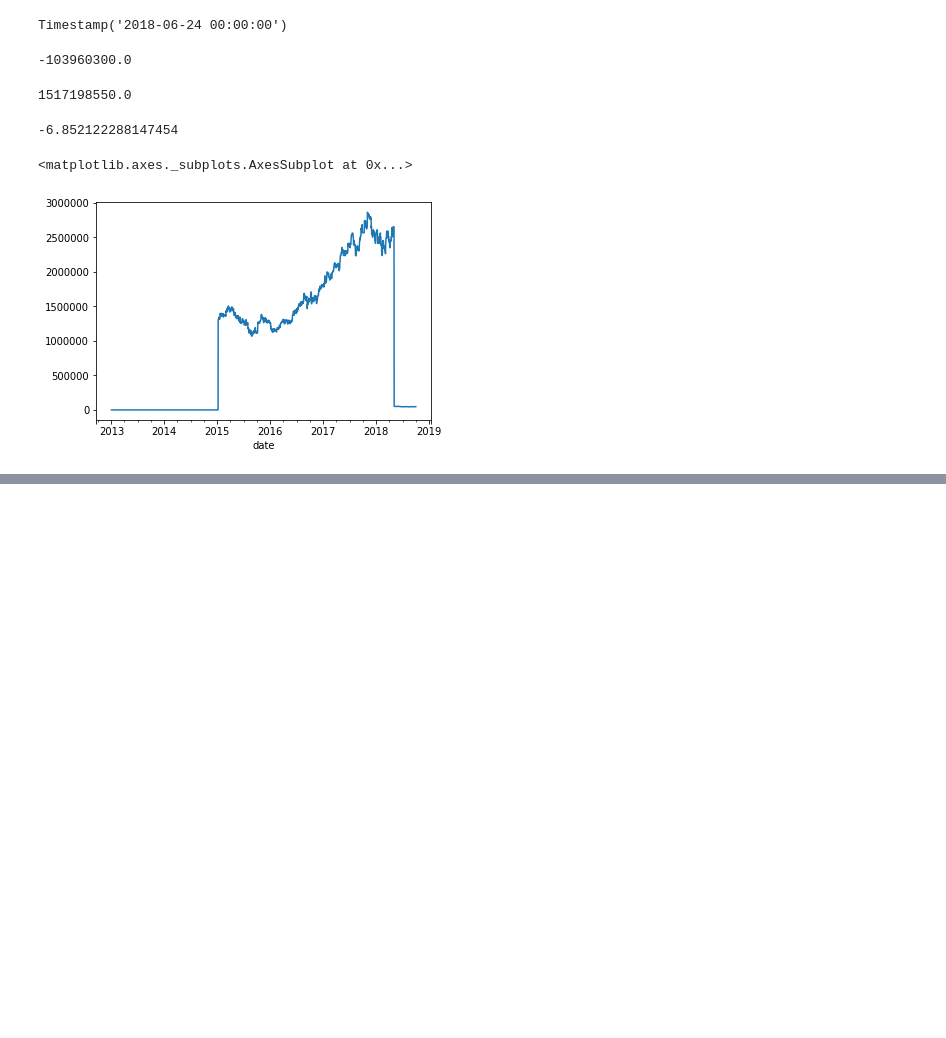
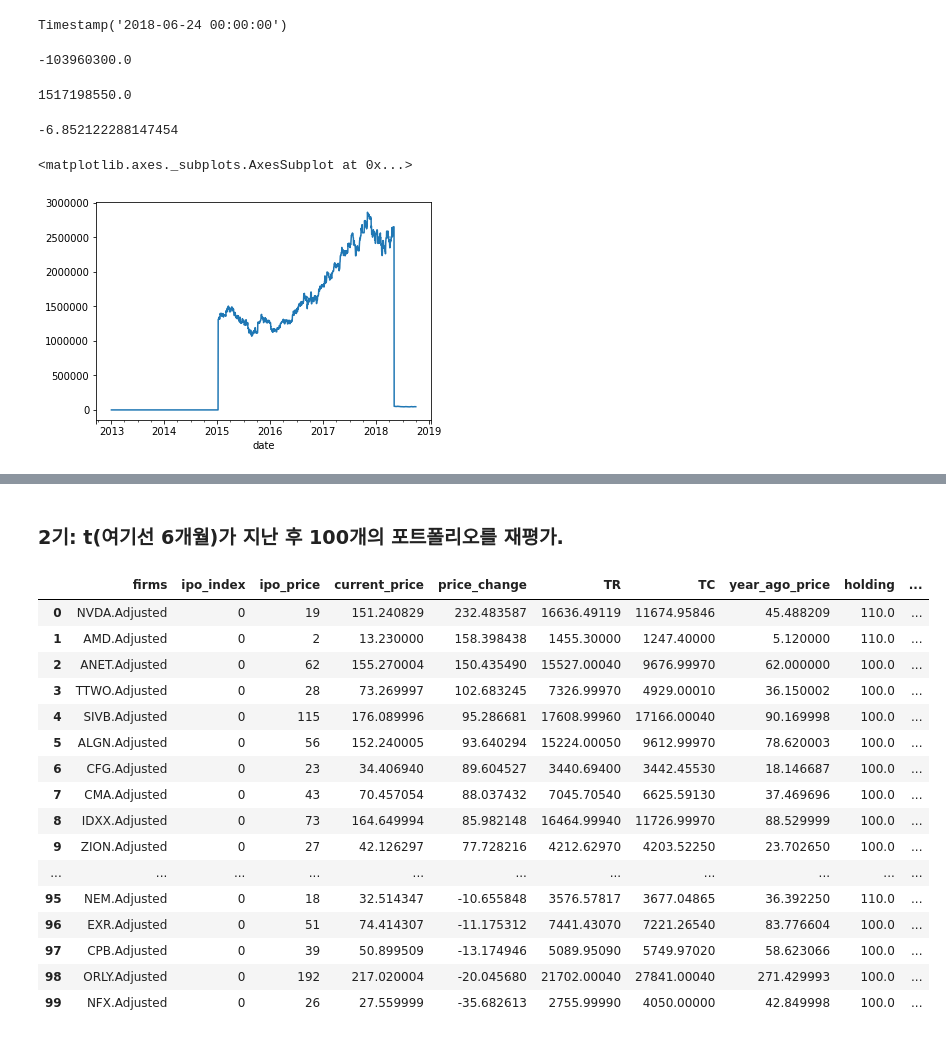
Before and after one commit to jaepil-choi/2018-2_FI_hw1, a Jupyter notebook: strategy1.ipynb, the cells around one changed output, grey strips where cells are left out. Drawn from its saved outputs; the diff is of its cells as text; code cells hidden in the pictures; blank space fills up the shorter version.

```diff
--- a/strategy1.ipynb
+++ b/strategy1.ipynb
@@ -179,7 +179,7 @@ class MovingWindow:
         self.window = pd.Timedelta('365 days')
         self.balance = 0
         self.total_investment = 1
-        self.current_date = pd.Timestamp('2016-12-31 00:00:00') # 너무 많은 주식들이 2014.12.31엔 0원이다.2015도...
+        self.current_date = pd.Timestamp('2016-12-30 00:00:00') # 너무 많은 주식들이 2014.12.31엔 0원이다.2015도... # 중요! S&P500 돌릴땐 12.30으로 해야함. 2016.12.31이 공휴일이었나봐.
 
     def get_top100(self):
         basket = pd.DataFrame()
@@ -494,0 +522,2 @@ df2["삼성전자"].plot()
+# %%
+s2 = MovingWindow()
@@ -494,0 +591,23 @@ df2["삼성전자"].plot()
+# %% [markdown]
+
+### 2기: t(여기선 6개월)가 지난 후 100개의 포트폴리오를 재평가.
+# %%
+s2.after_t_return()
+# %% [output]
+|  | firms | ipo_index | ipo_price | current_price | price_change | TR | TC | year_ago_price | holding | ... |
+| 0 | NVDA.Adjusted | 0 | 19 | 151.240829 | 232.483587 | 16636.49119 | 11674.95846 | 45.488209 | 110.0 | ... |
+| 1 | AMD.Adjusted | 0 | 2 | 13.230000 | 158.398438 | 1455.30000 | 1247.40000 | 5.120000 | 110.0 | ... |
+| 2 | ANET.Adjusted | 0 | 62 | 155.270004 | 150.435490 | 15527.00040 | 9676.99970 | 62.000000 | 100.0 | ... |
+| 3 | TTWO.Adjusted | 0 | 28 | 73.269997 | 102.683245 | 7326.99970 | 4929.00010 | 36.150002 | 100.0 | ... |
+| 4 | SIVB.Adjusted | 0 | 115 | 176.089996 | 95.286681 | 17608.99960 | 17166.00040 | 90.169998 | 100.0 | ... |
+| 5 | ALGN.Adjusted | 0 | 56 | 152.240005 | 93.640294 | 15224.00050 | 9612.99970 | 78.620003 | 100.0 | ... |
+| 6 | CFG.Adjusted | 0 | 23 | 34.406940 | 89.604527 | 3440.69400 | 3442.45530 | 18.146687 | 100.0 | ... |
+| 7 | CMA.Adjusted | 0 | 43 | 70.457054 | 88.037432 | 7045.70540 | 6625.59130 | 37.469696 | 100.0 | ... |
+| 8 | IDXX.Adjusted | 0 | 73 | 164.649994 | 85.982148 | 16464.99940 | 11726.99970 | 88.529999 | 100.0 | ... |
+| 9 | ZION.Adjusted | 0 | 27 | 42.126297 | 77.728216 | 4212.62970 | 4203.52250 | 23.702650 | 100.0 | ... |
+| ... | ... | ... | ... | ... | ... | ... | ... | ... | ... | ... |
+| 95 | NEM.Adjusted | 0 | 18 | 32.514347 | -10.655848 | 3576.57817 | 3677.04865 | 36.392250 | 110.0 | ... |
+| 96 | EXR.Adjusted | 0 | 51 | 74.414307 | -11.175312 | 7441.43070 | 7221.26540 | 83.776604 | 100.0 | ... |
+| 97 | CPB.Adjusted | 0 | 39 | 50.899509 | -13.174946 | 5089.95090 | 5749.97020 | 58.623066 | 100.0 | ... |
+| 98 | ORLY.Adjusted | 0 | 192 | 217.020004 | -20.045680 | 21702.00040 | 27841.00040 | 271.429993 | 100.0 | ... |
+| 99 | NFX.Adjusted | 0 | 26 | 27.559999 | -35.682613 | 2755.99990 | 4050.00000 | 42.849998 | 100.0 | ... |
```
Also changed, not shown: parts of 20 cells of this notebook, 1 other file.
